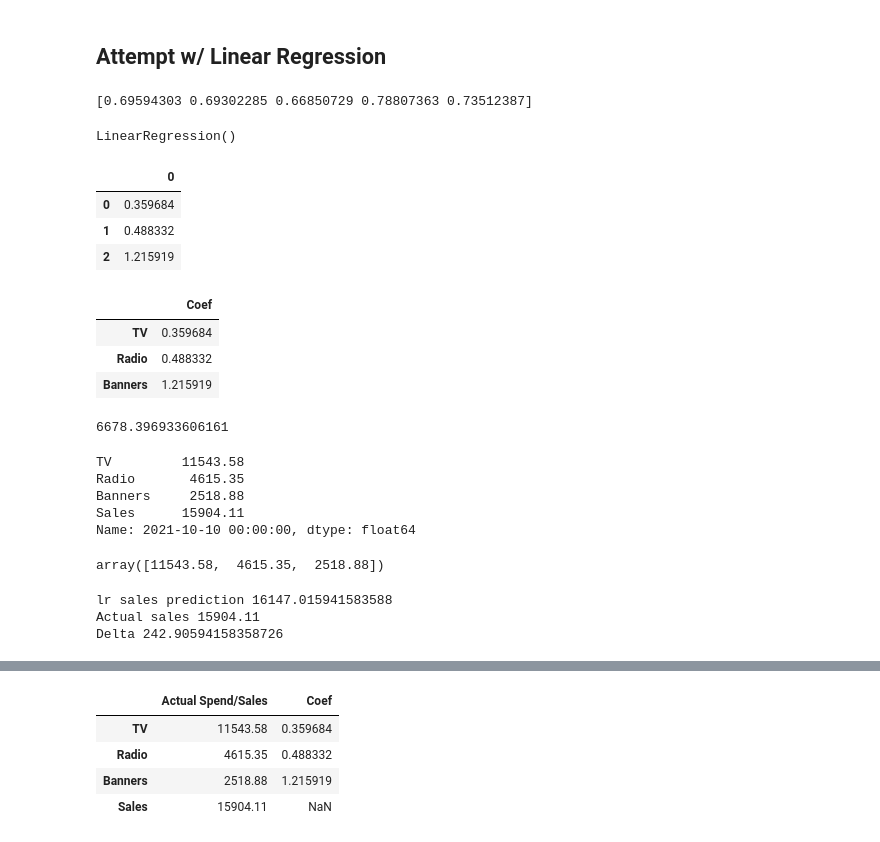
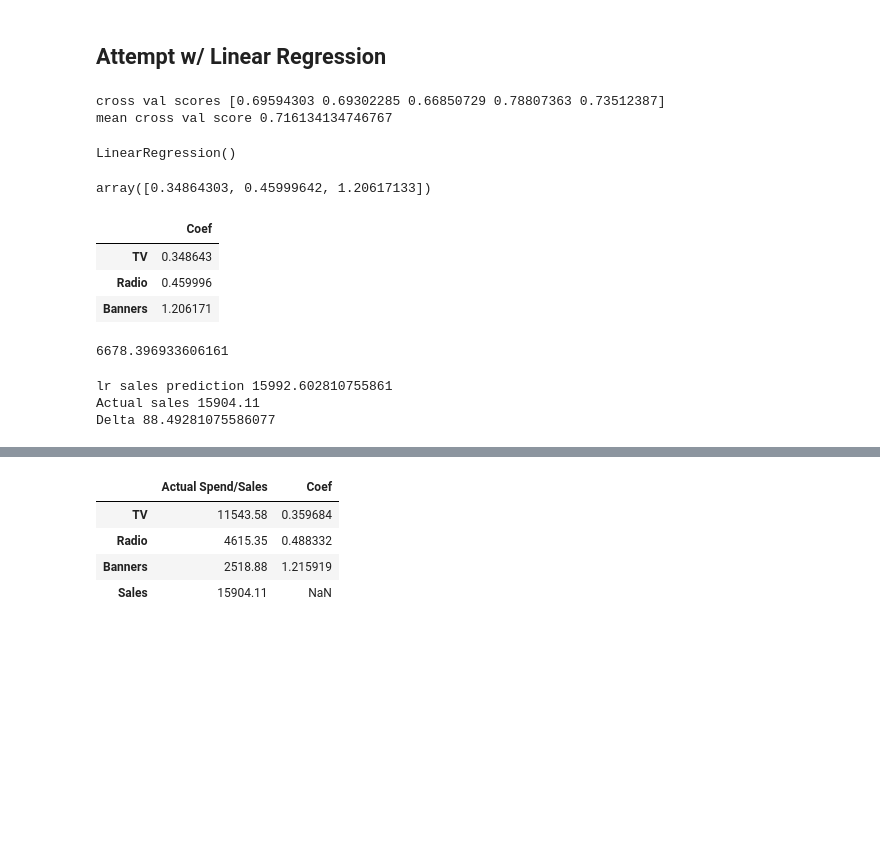
Before and after one commit to zander1268/marketing-mix-modeling, a Jupyter notebook: linear_regression_media_mix_modeling.ipynb, the cells around one changed output, grey strips where cells are left out. Drawn from its saved outputs; the diff is of its cells as text; code cells hidden in the pictures; blank space fills up the shorter version.

```diff
--- a/linear_regression_media_mix_modeling.ipynb
+++ b/linear_regression_media_mix_modeling.ipynb
@@ -24,9 +67,11 @@ data = pd.read_csv(
 X = data.drop(columns=['Sales'])
 y = data['Sales']
 lr = LinearRegression()
-print(cross_val_score(lr, X, y, cv=TimeSeriesSplit()))
+print(f'cross val scores {cross_val_score(lr, X, y, cv=TimeSeriesSplit())}')
+print(f'mean cross val score {np.mean(cross_val_score(lr, X, y, cv=TimeSeriesSplit()))}')
 # %% [output]
-[0.69594303 0.69302285 0.66850729 0.78807363 0.73512387]
+cross val scores [0.69594303 0.69302285 0.66850729 0.78807363 0.73512387]
+mean cross val score 0.716134134746767
 # %%
 lr.fit(X,y)
 # %% [output]
@@ -36,8 +78,0 @@ lr_coef_table = pd.DataFrame(lr.coef_.flatten())
-# %%
-lr_coef_table = lr_coef_table
-lr_coef_table
-# %% [output]
-|  | 0 |
-| 0 | 0.359684 |
-| 1 | 0.488332 |
-| 2 | 1.215919 |
@@ -46,23 +79,21 @@ lr_coef_table.index = list(X.columns)
+# %%
+lr.coef_
+# %% [output]
+array([0.34864303, 0.45999642, 1.20617133])
 # %%
 #Return coeficients for each type of marketing spend
-lr_coef_table.rename(columns={0:"Coef"})
+lr_coef_table = pd.DataFrame(lr.coef_.flatten())
+lr_coef_table.index = list(X.columns)
+lr_coef_table = lr_coef_table.rename(columns={0:"Coef"})
+lr_coef_table
 # %% [output]
 |  | Coef |
-| TV | 0.359684 |
-| Radio | 0.488332 |
-| Banners | 1.215919 |
+| TV | 0.348643 |
+| Radio | 0.459996 |
+| Banners | 1.206171 |
 # %%
 #Return the y intercept, which is the baseline in our marketing mix model
 baseline = lr.intercept_
 baseline
 # %% [output]
 6678.396933606161
-# %%
-#Test our lr on a single week of spend data
-data.loc["2021-10-10"]
-# %% [output]
-TV         11543.58
-Radio       4615.35
-Banners     2518.88
-Sales      15904.11
-Name: 2021-10-10 00:00:00, dtype: float64
@@ -71,4 +99,0 @@ test_week_spend = data.loc["2021-10-10"][0:3].values
-# %%
-test_week_spend
-# %% [output]
-array([11543.58,  4615.35,  2518.88])
@@ -78,12 +100,18 @@ spend_test_prediction = lr.predict(([test_week_spend]))[0]
 # %%
+#Test our lr on a single week of spend data
+test_week_spend = data.loc["2021-10-10"][0:3].values
+
+#Use sample week spend data to predict sales
+spend_test_prediction = lr.predict(([test_week_spend]))[0]
+
 #Now use our lr to attempt a prediction using this selected week's spend figure and our lr's coeficients
 print(f'lr sales prediction {spend_test_prediction}')
 print(f'Actual sales {data.loc["2021-10-10"][3]}')
 print(f'Delta {spend_test_prediction-data.loc["2021-10-10"][3]}')
 # %% [output]
-lr sales prediction 16147.015941583588
+lr sales prediction 15992.602810755861
 Actual sales 15904.11
-Delta 242.90594158358726
+Delta 88.49281075586077
 # %%
 #Next find a correlation factor using truth and predictions
 correl_factor = data.loc["2021-10-10"][3]/spend_test_prediction
```
Also changed, not shown: parts of 32 cells of this notebook, 1 other file.
